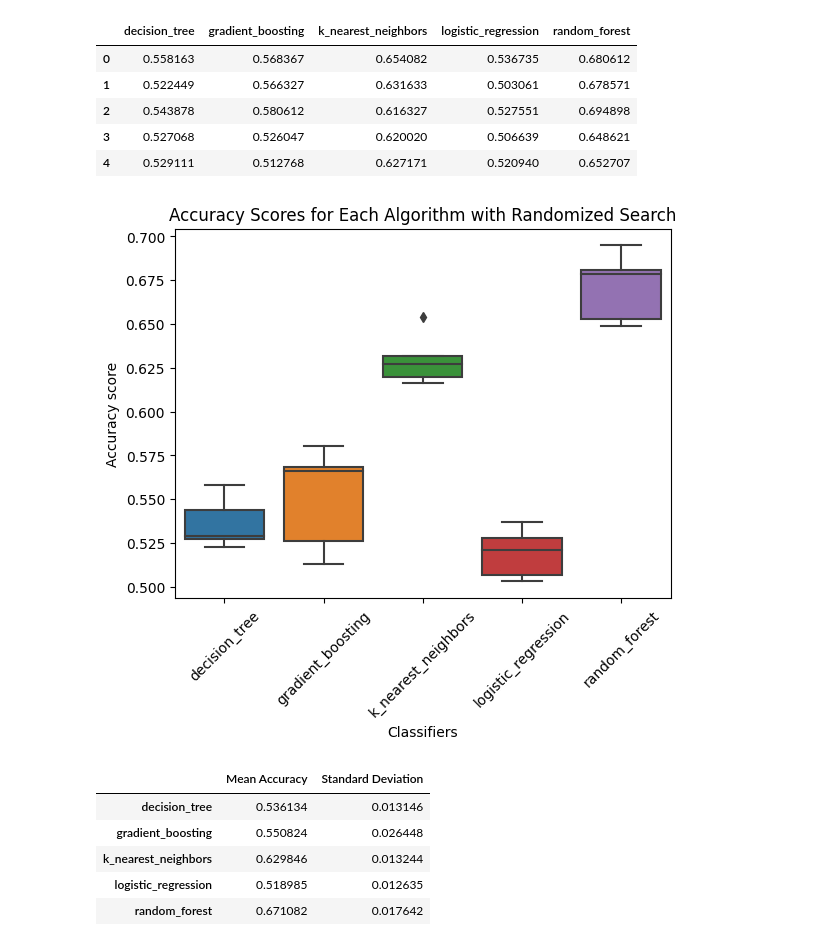
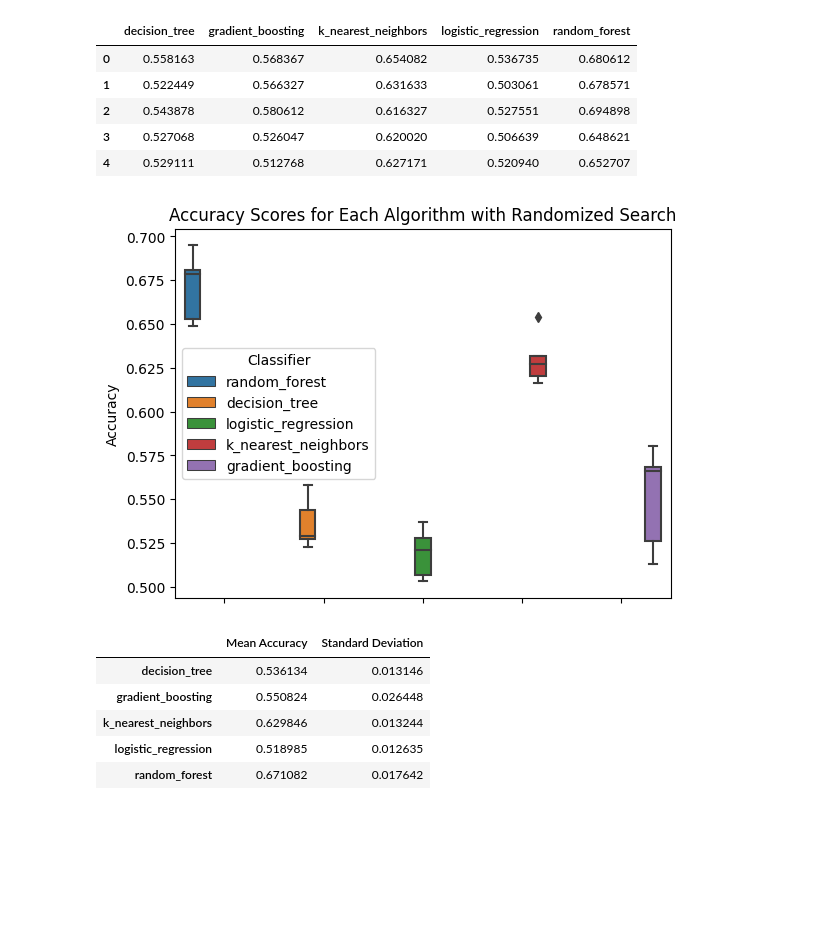
Before and after one commit to A-Stone-Olguin/PracticalML-Assignment2, a Jupyter notebook: random_search_hpo.ipynb, the cells around one changed output. Cells and saved outputs as stored; diff of their text form; code cells hidden in the pictures; blank space fills up the shorter version.

Commit message:
Updated plot

```diff
--- a/random_search_hpo.ipynb
+++ b/random_search_hpo.ipynb
@@ -138,19 +138,31 @@ pd.DataFrame.from_dict(randomized_search_acc)
 | 3 | 0.527068 | 0.526047 | 0.620020 | 0.506639 | 0.648621 |
 | 4 | 0.529111 | 0.512768 | 0.627171 | 0.520940 | 0.652707 |
 # %%
+def standardize_data_with_autosklearn_results():
+    randomized_search_acc = pickle_load('./random_search_results/accuracy.pkl')
+    table = {}
+    j = 0
+    classifier_reordered_names = ['random_forest', 'decision_tree', 'logistic_regression',
+                                  'k_nearest_neighbors', 'gradient_boosting']
+    for classifier in classifier_reordered_names:
+        for accuracy_scores in randomized_search_acc[classifier]:
+            row = {}
+            row['Accuracy Score'] = accuracy_scores
+            row['Classifier'] = classifier
+            table[j] = row
+            j+= 1
+    return pd.DataFrame.from_dict(table).T
+
 def boxplot_randomized_search():
-    randomized_search_acc = pickle_load('./random_search_results/accuracy.pkl')
-    table = pd.DataFrame.from_dict(randomized_search_acc)
+    table = standardize_data_with_autosklearn_results()
 
-    box = sns.boxplot(table)
-    plt.xticks(rotation=45)
-    plt.xlabel('Classifiers')
-    plt.ylabel('Accuracy score')
+    sns.boxplot(x = table['Classifier'], y = table['Accuracy Score'], hue = table['Classifier']).set(xticklabels = [], xlabel = None)
+    plt.ylabel('Accuracy')
     plt.title('Accuracy Scores for Each Algorithm with Randomized Search')
     plt.savefig('./figures/box_plot_randomized_search')
 boxplot_randomized_search()
 # %% [output]
-[figure, old version]
+[figure, new version]
 # %%
 def make_accuracy_stats():
     cv_results_accuracy = pickle_load('./random_search_results/accuracy.pkl')
```
